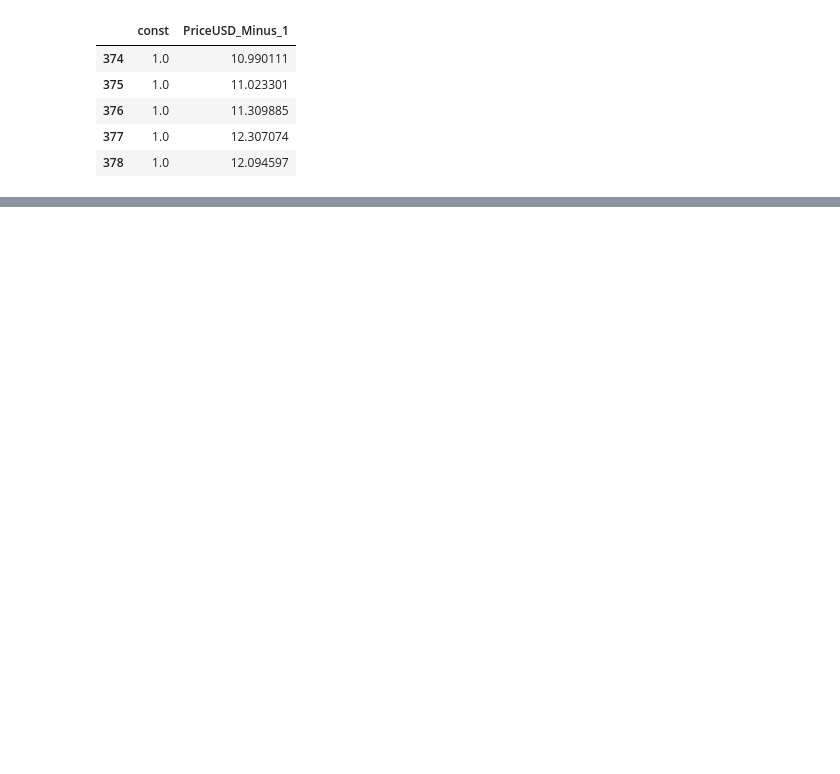
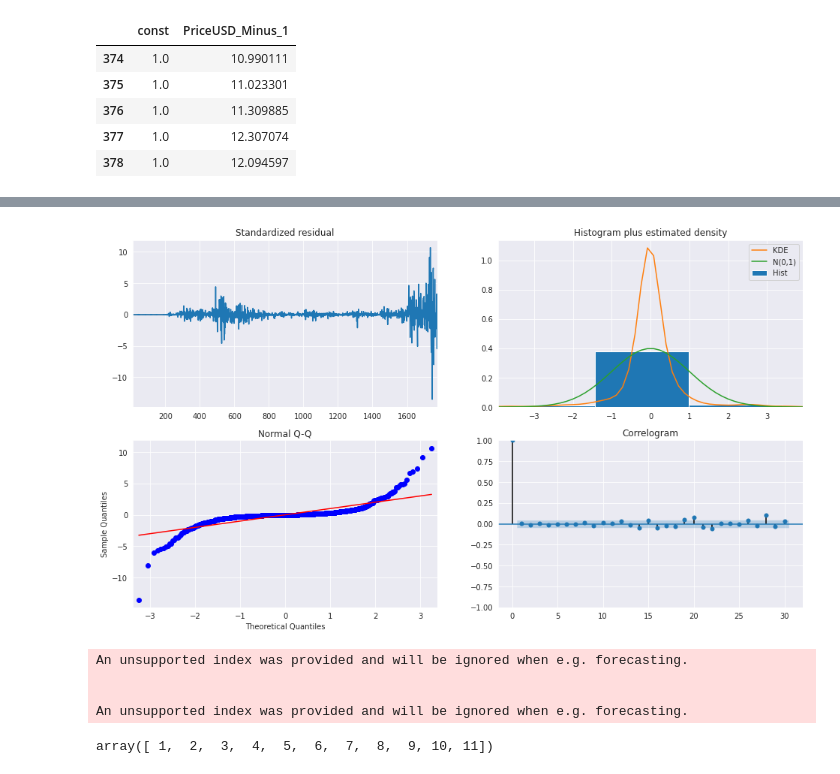
Before and after one commit to duke-sunshine/NYU_Econometrics_Summer2021, a Jupyter notebook: Econometrics_Milestone6_Timeseries.ipynb, the cells around one changed output, grey strips where cells are left out. Cells and saved outputs as stored; diff of their text form; code cells hidden in the pictures; blank space fills up the shorter version.

```diff
--- a/Econometrics_Milestone6_Timeseries.ipynb
+++ b/Econometrics_Milestone6_Timeseries.ipynb
@@ -200,0 +314,5 @@ Warnings:
+# %%
+sel = ar_select_order(s, 13, 'bic', old_names=False)
+sel.ar_lags
+res = sel.model.fit()
+print(res.summary())
@@ -200,0 +341,15 @@ Warnings:
+# %%
+fig = plt.figure(figsize=(16,9))
+fig = res.plot_diagnostics(fig=fig, lags=30)
+# %% [output]
+[figure, added]
+# %%
+s=df['PriceUSD'].pct_change(1).dropna()
+sel = ar_select_order(s, 13,'aic', old_names=False)
+sel.ar_lags
+# %% [output]
+An unsupported index was provided and will be ignored when e.g. forecasting.
+
+
+An unsupported index was provided and will be ignored when e.g. forecasting.
+array([ 1,  2,  3,  4,  5,  6,  7,  8,  9, 10, 11])
```
Also changed, not shown: parts of 39 cells of this notebook.
